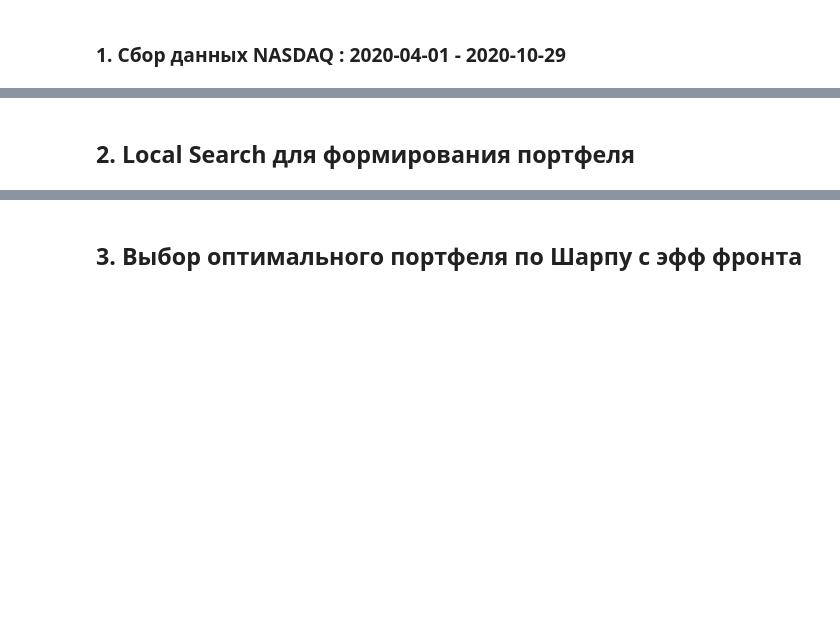
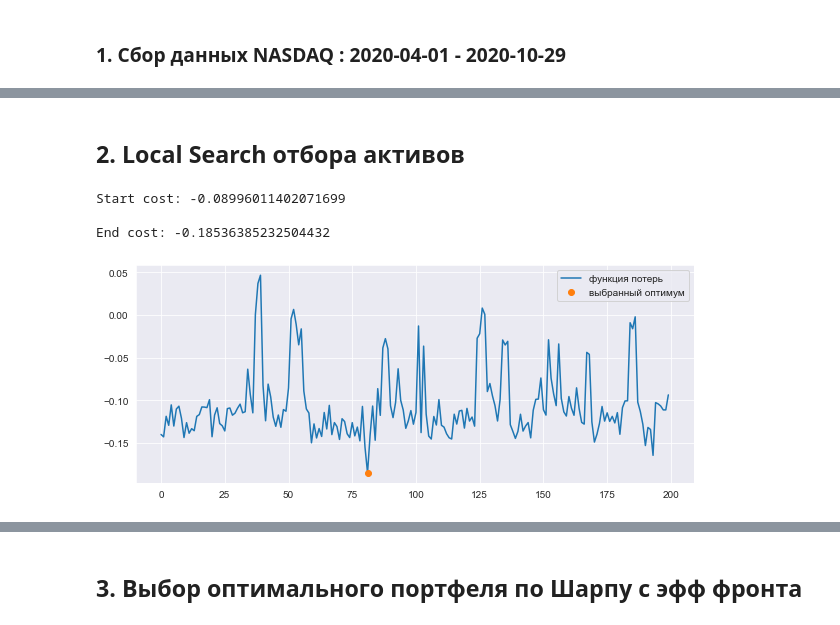
Before and after one commit to CodeSopranos/contest, a Jupyter notebook: report.ipynb, the cells around one changed output, grey strips where cells are left out. Drawn from its saved outputs; the diff is of its cells as text; code cells hidden in the pictures; blank space fills up the shorter version.

```diff
--- a/report.ipynb
+++ b/report.ipynb
@@ -82,2 +152,2 @@ ixic_stat
 # %% [markdown]
-## 2. Local Search для формирования портфеля
+## 2. Local Search отбора активов
@@ -83,0 +325,20 @@ ixic_stat
+# %%
+import random
+
+initial_solution = np.zeros(ixic_stat.shape[0] , dtype=np.int)
+arange = np.arange(ixic_stat.shape[0])
+initial_solution[random.sample(arange.tolist(), k=20)] = 1
+# ixic_stat[initial_solution==1]
+# %%
+lsearch = IteratedLocalSearch(initial_solution, ixic_stat, n_iter=200, verbose=True)
+# %%
+solution = lsearch.solve()
+selected20 = ixic_stat[solution==1]
+# %% [output]
+Start cost: -0.08996011402071699
+
+End cost: -0.18536385232504432
+# %%
+_ = lsearch.get_history()
+# %% [output]
+[figure, added]
```
Also changed, not shown: parts of 27 cells of this notebook.
